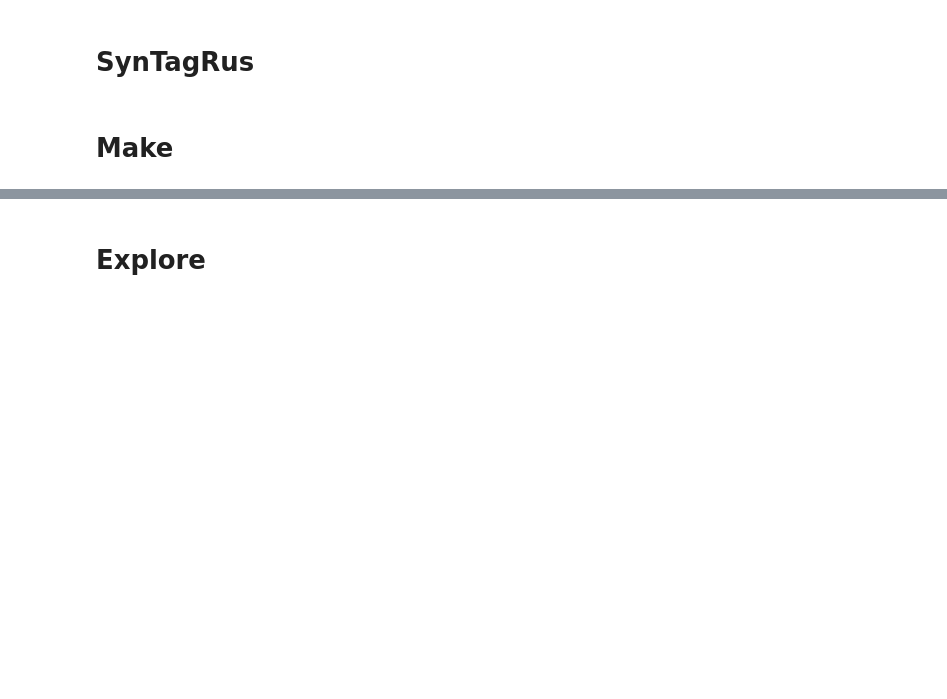
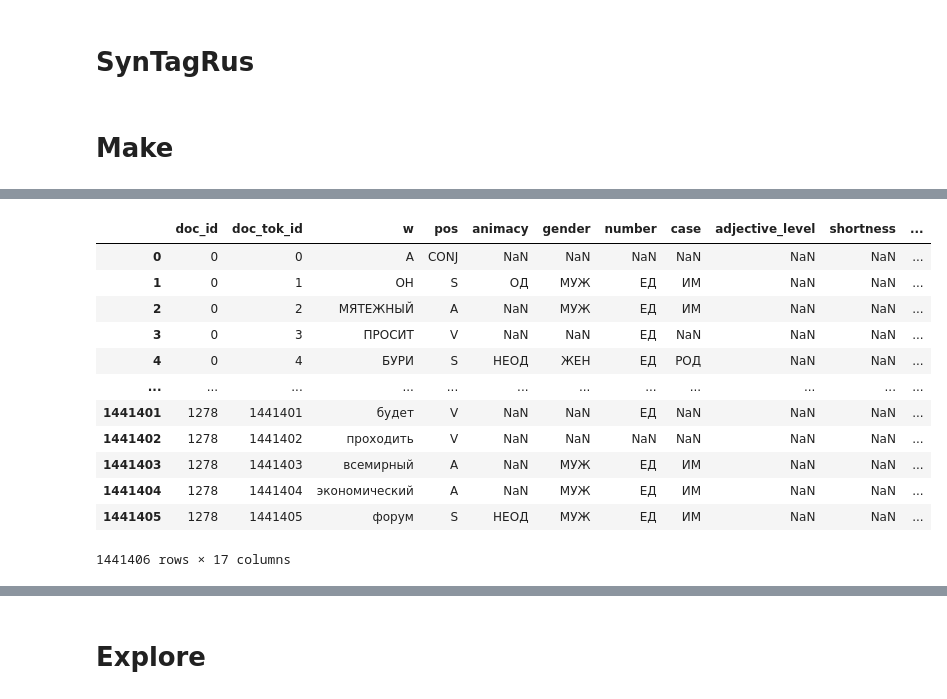
Before and after one commit to kollektivminds/alite, a Jupyter notebook: app/backend/src/alite_backend/sentences/syntagrus_parser.ipynb, the cells around one changed output, grey strips where cells are left out. Drawn from its saved outputs; the diff is of its cells as text; code cells hidden in the pictures; blank space fills up the shorter version.

```diff
--- a/app/backend/src/alite_backend/sentences/syntagrus_parser.ipynb
+++ b/app/backend/src/alite_backend/sentences/syntagrus_parser.ipynb
@@ -328,0 +331,16 @@ parsedInfDict, parsedBodyLibDf, parsedBodyTextDf = parseW_optimized(file_list, f
+# %%
+parsedBodyTextDf
+# %% [output]
+|  | doc_id | doc_tok_id | w | pos | animacy | gender | number | case | adjective_level | shortness | ... |
+| 0 | 0 | 0 | А | CONJ | NaN | NaN | NaN | NaN | NaN | NaN | ... |
+| 1 | 0 | 1 | ОН | S | ОД | МУЖ | ЕД | ИМ | NaN | NaN | ... |
+| 2 | 0 | 2 | МЯТЕЖНЫЙ | A | NaN | МУЖ | ЕД | ИМ | NaN | NaN | ... |
+| 3 | 0 | 3 | ПРОСИТ | V | NaN | NaN | ЕД | NaN | NaN | NaN | ... |
+| 4 | 0 | 4 | БУРИ | S | НЕОД | ЖЕН | ЕД | РОД | NaN | NaN | ... |
+| ... | ... | ... | ... | ... | ... | ... | ... | ... | ... | ... | ... |
+| 1441401 | 1278 | 1441401 | будет | V | NaN | NaN | ЕД | NaN | NaN | NaN | ... |
+| 1441402 | 1278 | 1441402 | проходить | V | NaN | NaN | NaN | NaN | NaN | NaN | ... |
+| 1441403 | 1278 | 1441403 | всемирный | A | NaN | МУЖ | ЕД | ИМ | NaN | NaN | ... |
+| 1441404 | 1278 | 1441404 | экономический | A | NaN | МУЖ | ЕД | ИМ | NaN | NaN | ... |
+| 1441405 | 1278 | 1441405 | форум | S | НЕОД | МУЖ | ЕД | ИМ | NaN | NaN | ... |
+1441406 rows × 17 columns
```
Also changed, not shown: parts of 12 cells of this notebook, 15 other files.
